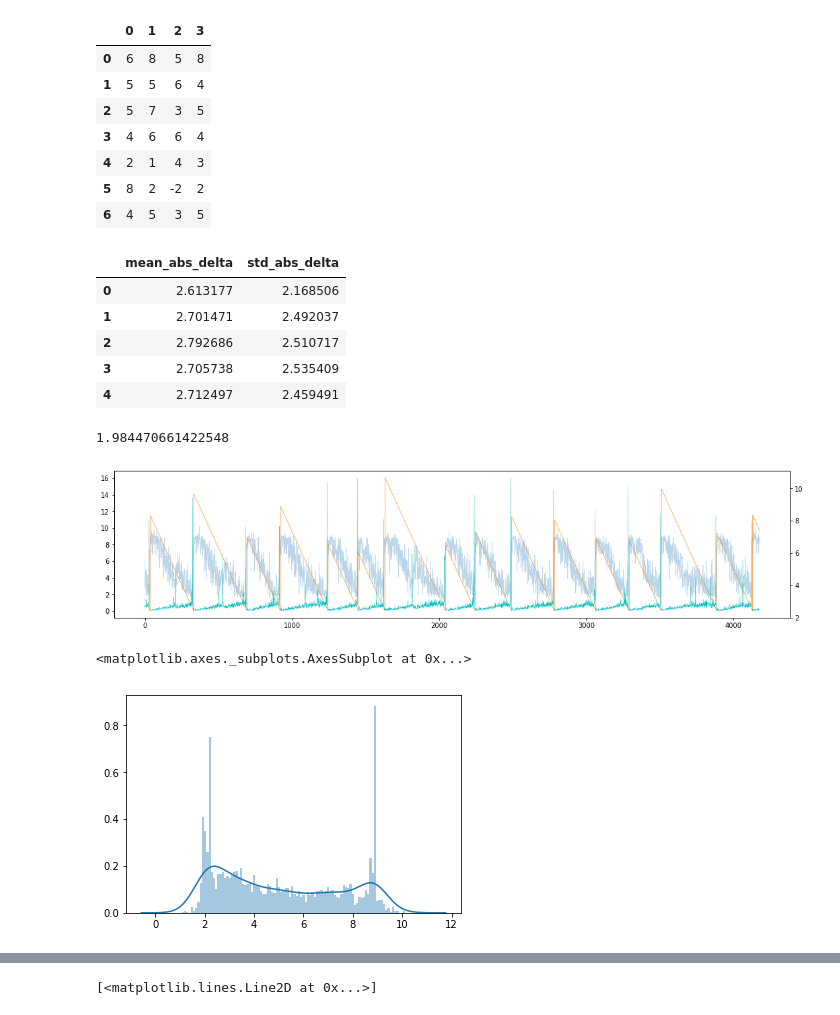
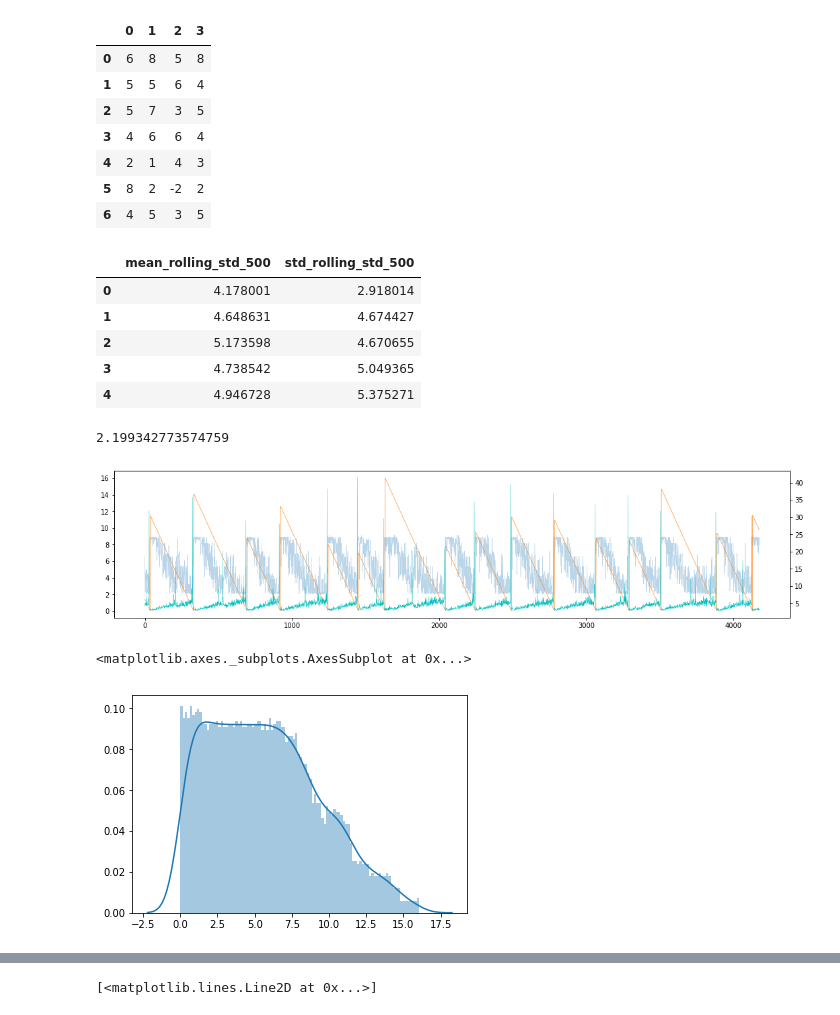
Before and after one commit to miguel-rita/remote-four, a Jupyter notebook: notebooks/leak_analysis.ipynb, the cells around one changed output, grey strips where cells are left out. Saved outputs shown, nothing was run; the diff lists cells and outputs as text; code cells hidden in the pictures.

```diff
--- a/notebooks/leak_analysis.ipynb
+++ b/notebooks/leak_analysis.ipynb
@@ -99,15 +99,15 @@ b.sort_index()
 # %%
 y_oof, y_tgt, y_test = np.load('../other/y_oof_.npy'), np.load('../other/y_tgt_.npy'), np.load('../other/y_pred_.npy')
 # %%
-t_feats = pd.read_hdf('../features/train_delta_v9.h5')
+t_feats = pd.read_hdf('../features/train_roll_v9.h5')
 t_feats.head()
 # %% [output]
-|  | mean_abs_delta | std_abs_delta |
-| 0 | 2.613177 | 2.168506 |
-| 1 | 2.701471 | 2.492037 |
-| 2 | 2.792686 | 2.510717 |
-| 3 | 2.705738 | 2.535409 |
-| 4 | 2.712497 | 2.459491 |
+|  | mean_rolling_std_500 | std_rolling_std_500 |
+| 0 | 4.178001 | 2.918014 |
+| 1 | 4.648631 | 4.674427 |
+| 2 | 5.173598 | 4.670655 |
+| 3 | 4.738542 | 5.049365 |
+| 4 | 4.946728 | 5.375271 |
 # %%
 y_oof, y_tgt, y_test = np.load('../other/y_oof_.npy'), np.load('../other/y_tgt_.npy'), np.load('../other/y_pred_.npy')
 fig,axs =plt.subplots(1,1,figsize=(18,4))
@@ -117,17 +117,17 @@ axs.plot(np.arange(y_oof.size), y_oof, linewidth=0.6, alpha=0.3)
 axs.plot(np.arange(y_oof.size), y_tgt, linewidth=0.6, alpha=1)
 # axs.plot(np.arange(y_oof.size), y_tgt)
 axs2=axs.twinx()
-axs2.plot(np.arange(y_oof.size), t_feats['mean_abs_delta'], linewidth=0.4, c='c')
+axs2.plot(np.arange(y_oof.size), t_feats['mean_rolling_std_500'], linewidth=0.4, c='c')
 from sklearn.metrics import mean_absolute_error as mae
 from sklearn.metrics import mean_squared_error as mse
 mae(y_tgt, y_oof)
 # %% [output]
-1.984470661422548
+2.199342773574759
-[figure, old version]
+[figure, new version]
 # %%
 import seaborn as sns
-sns.distplot(y_test, bins=100)
+sns.distplot(y_tgt, bins=100)
 # %% [output]
 <matplotlib.axes._subplots.AxesSubplot at 0x...>
-[figure, old version]
+[figure, new version]
 # %%
```
Also changed, not shown: parts of 5 cells of this notebook, 31 other files.
